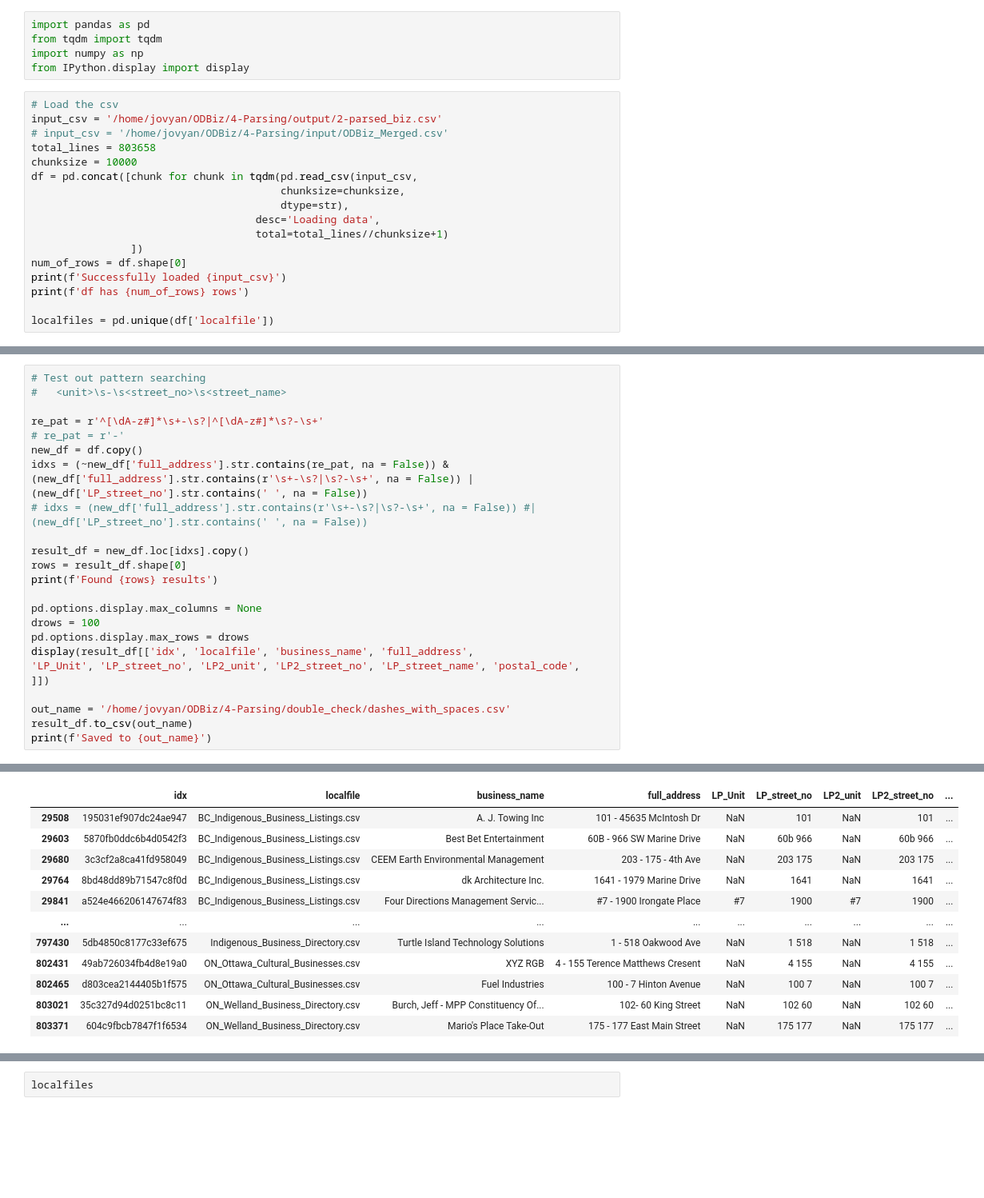
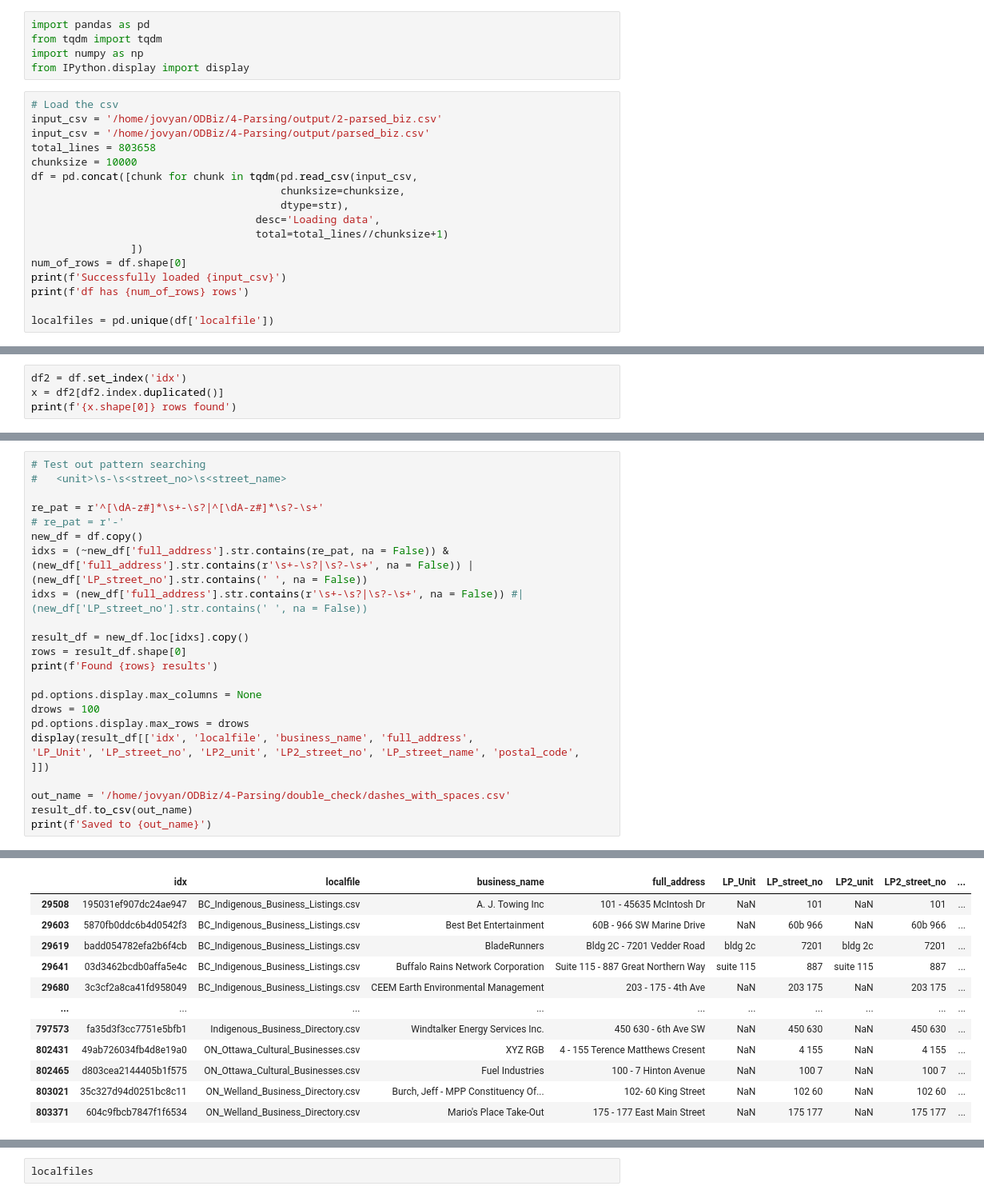
Before and after one commit to smlum/ODBiz, a Jupyter notebook: 4-Parsing/custom_parsing_data/post_parsed_data_viewing.ipynb, the cells around one changed output, grey strips where cells are left out. Shown at 80% size. Cells and saved outputs as stored; diff of their text form; blank space fills up the shorter version.

Commit message:
Improve detection of incorrect parsing

```diff
--- a/4-Parsing/custom_parsing_data/post_parsed_data_viewing.ipynb
+++ b/4-Parsing/custom_parsing_data/post_parsed_data_viewing.ipynb
@@ -6,7 +6,7 @@ from IPython.display import display
 # %%
 # Load the csv
 input_csv = '/home/jovyan/ODBiz/4-Parsing/output/2-parsed_biz.csv'
-# input_csv = '/home/jovyan/ODBiz/4-Parsing/input/ODBiz_Merged.csv'
+input_csv = '/home/jovyan/ODBiz/4-Parsing/output/parsed_biz.csv'
 total_lines = 803658
 chunksize = 10000
 df = pd.concat([chunk for chunk in tqdm(pd.read_csv(input_csv,
@@ -25 +25,5 @@ Successfully loaded /home/jovyan/ODBiz/4-Parsing/output/2-parsed_biz.csv
 df has 803658 rows
+# %%
+df2 = df.set_index('idx')
+x = df2[df2.index.duplicated()]
+print(f'{x.shape[0]} rows found')
@@ -76,7 +77,7 @@ re_pat = r'^[\dA-z#]*\s+-\s?|^[\dA-z#]*\s?-\s+'
 # re_pat = r'-'
 new_df = df.copy()
 idxs = (~new_df['full_address'].str.contains(re_pat, na = False)) & (new_df['full_address'].str.contains(r'\s+-\s?|\s?-\s+', na = False)) | (new_df['LP_street_no'].str.contains(' ', na = False))
-# idxs = (new_df['full_address'].str.contains(r'\s+-\s?|\s?-\s+', na = False)) #| (new_df['LP_street_no'].str.contains(' ', na = False))
+idxs = (new_df['full_address'].str.contains(r'\s+-\s?|\s?-\s+', na = False)) #| (new_df['LP_street_no'].str.contains(' ', na = False))
 
 result_df = new_df.loc[idxs].copy()
 rows = result_df.shape[0]
@@ -97,11 +98,11 @@ Found 24486 results
 |  | idx | localfile | business_name | full_address | LP_Unit | LP_street_no | LP2_unit | LP2_street_no | ... |
 | 29508 | 195031ef907dc24ae947 | BC_Indigenous_Business_Listings.csv | A. J. Towing Inc | 101 - 45635 McIntosh Dr | NaN | 101 | NaN | 101 | ... |
 | 29603 | 5870fb0ddc6b4d0542f3 | BC_Indigenous_Business_Listings.csv | Best Bet Entertainment | 60B - 966 SW Marine Drive | NaN | 60b 966 | NaN | 60b 966 | ... |
+| 29619 | badd054782efa2b6f4cb | BC_Indigenous_Business_Listings.csv | BladeRunners | Bldg 2C - 7201 Vedder Road | bldg 2c | 7201 | bldg 2c | 7201 | ... |
+| 29641 | 03d3462bcdb0affa5e4c | BC_Indigenous_Business_Listings.csv | Buffalo Rains Network Corporation | Suite 115 - 887 Great Northern Way | suite 115 | 887 | suite 115 | 887 | ... |
 | 29680 | 3c3cf2a8ca41fd958049 | BC_Indigenous_Business_Listings.csv | CEEM Earth Environmental Management | 203 - 175 - 4th Ave | NaN | 203 175 | NaN | 203 175 | ... |
-| 29764 | 8bd48dd89b71547c8f0d | BC_Indigenous_Business_Listings.csv | dk Architecture Inc. | 1641 - 1979 Marine Drive | NaN | 1641 | NaN | 1641 | ... |
-| 29841 | a524e466206147674f83 | BC_Indigenous_Business_Listings.csv | Four Directions Management Servic... | #7 - 1900 Irongate Place | #7 | 1900 | #7 | 1900 | ... |
 | ... | ... | ... | ... | ... | ... | ... | ... | ... | ... |
-| 797430 | 5db4850c8177c33ef675 | Indigenous_Business_Directory.csv | Turtle Island Technology Solutions | 1 - 518 Oakwood Ave | NaN | 1 518 | NaN | 1 518 | ... |
+| 797573 | fa35d3f3cc7751e5bfb1 | Indigenous_Business_Directory.csv | Windtalker Energy Services Inc. | 450 630 - 6th Ave SW | NaN | 450 630 | NaN | 450 630 | ... |
 | 802431 | 49ab726034fb4d8e19a0 | ON_Ottawa_Cultural_Businesses.csv | XYZ RGB | 4 - 155 Terence Matthews Cresent | NaN | 4 155 | NaN | 4 155 | ... |
 | 802465 | d803cea2144405b1f575 | ON_Ottawa_Cultural_Businesses.csv | Fuel Industries | 100 - 7 Hinton Avenue | NaN | 100 7 | NaN | 100 7 | ... |
 | 803021 | 35c327d94d0251bc8c11 | ON_Welland_Business_Directory.csv | Burch, Jeff - MPP Constituency Of... | 102- 60 King Street | NaN | 102 60 | NaN | 102 60 | ... |
```
Also changed, not shown: parts of 4 cells of this notebook, 1 other file.
